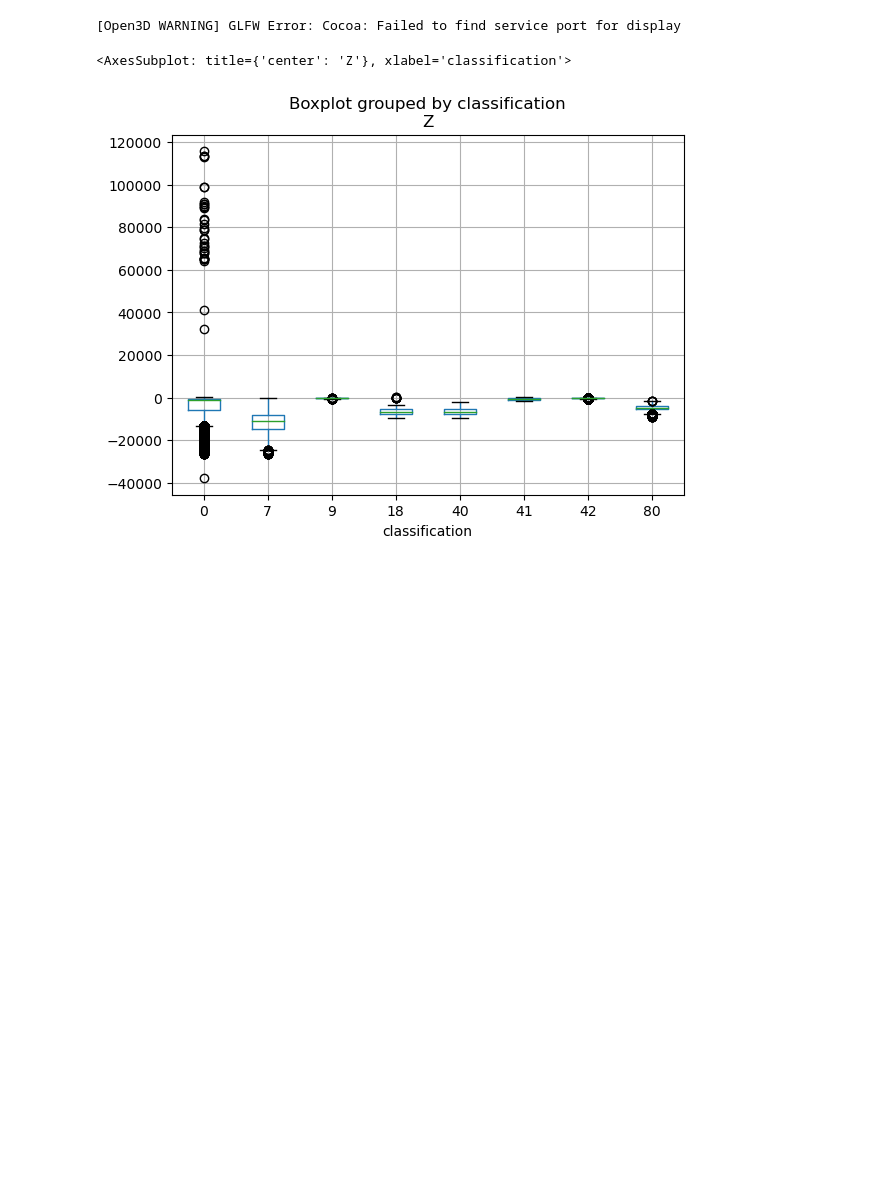
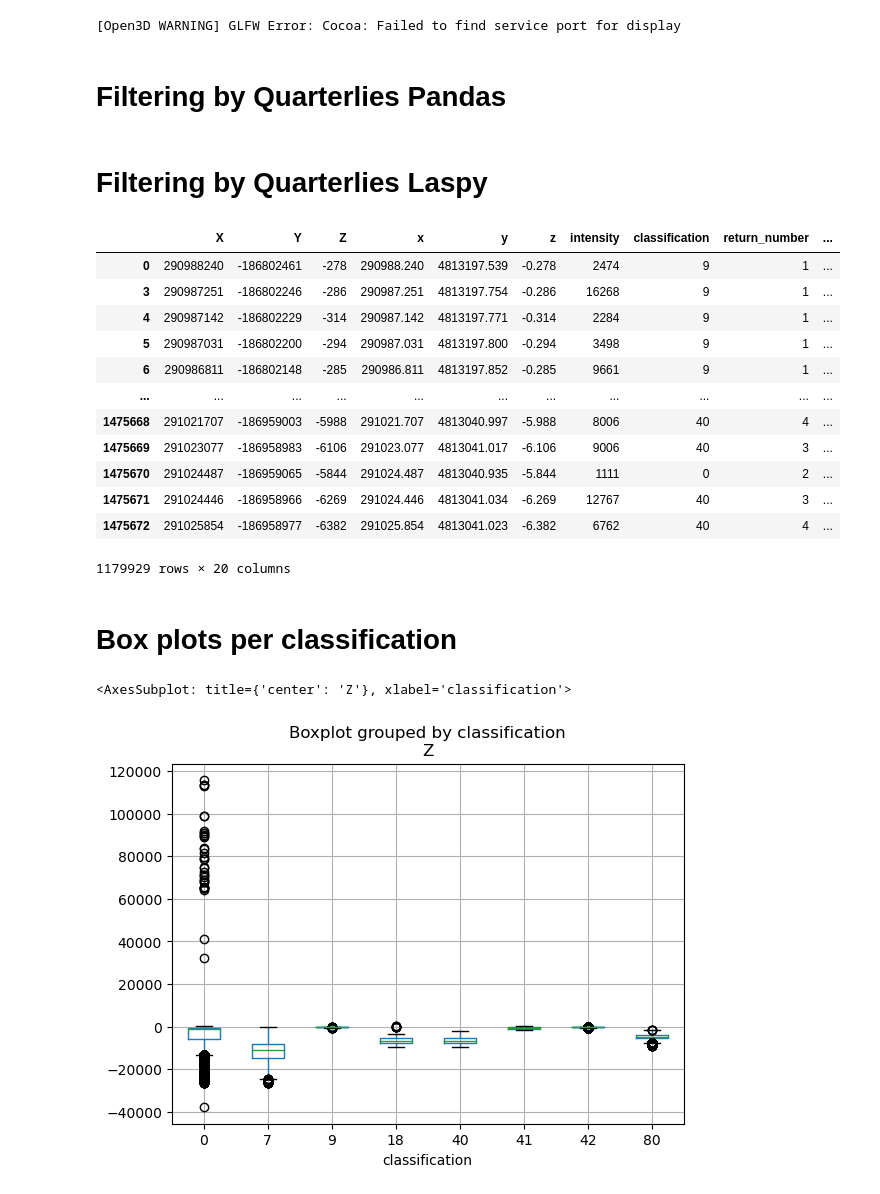
Before and after one commit to JuanCReyes1/lidar_processing, a Jupyter notebook: python38/lidar_fitting.ipynb, the cells around one changed output. Saved outputs shown, nothing was run; the diff lists cells and outputs as text; code cells hidden in the pictures; blank space fills up the shorter version.

```diff
--- a/python38/lidar_fitting.ipynb
+++ b/python38/lidar_fitting.ipynb
@@ -268,3 +268,5 @@ o3d.visualization.draw_geometries([pcd])
 #o3d.visualization.draw_geometries([pcd_uni])
 # %% [output]
 [Open3D WARNING] GLFW Error: Cocoa: Failed to find service port for display
+# %% [markdown]
+# Filtering by Quarterlies Pandas
@@ -270,0 +279,2 @@ o3d.visualization.draw_geometries([pcd])
+# %% [markdown]
+# Filtering by Quarterlies Laspy
@@ -271,3 +295,52 @@ o3d.visualization.draw_geometries([pcd])
+# %%
+import laspy
+import numpy as np
+
+def filter_point_cloud(las_path, output_path, quarter_size=1000):
+    # Load the LAS file
+    las = laspy.read(las_path)
+
+    # Compute the x, y, and z quartiles
+    x_quarter = np.percentile(las.x, [25, 50, 75])
+    y_quarter = np.percentile(las.y, [25, 50, 75])
+    z_quarter = np.percentile(las.z, [25, 50, 75])
+
+    # Filter out points outside the inner quartile range
+    x_mask = np.logical_and(las.x >= x_quarter[0] - quarter_size, las.x <= x_quarter[2] + quarter_size)
+    y_mask = np.logical_and(las.y >= y_quarter[0] - quarter_size, las.y <= y_quarter[2] + quarter_size)
+    z_mask = np.logical_and(las.z >= z_quarter[0] - quarter_size, las.z <= z_quarter[2] + quarter_size)
+    mask = np.logical_and(np.logical_and(x_mask, y_mask), z_mask)
+    las_filtered = las[mask]
+
+    # Write the filtered point cloud to a new LAS file
+    las_filtered.write(output_path)
+# %%
+import os
+
+input_dir = "/path/to/input/directory"
+output_dir = "/path/to/output/directory"
+
+for filename in os.listdir(input_dir):
+    if filename.endswith(".las"):
+        las_path = os.path.join(input_dir, filename)
+        output_path = os.path.join(output_dir, filename)
+        filter_point_cloud(las_path, output_path)
+# %% [output]
+|  | X | Y | Z | x | y | z | intensity | classification | return_number | ... |
+| 0 | 290988240 | -186802461 | -278 | 290988.240 | 4813197.539 | -0.278 | 2474 | 9 | 1 | ... |
+| 3 | 290987251 | -186802246 | -286 | 290987.251 | 4813197.754 | -0.286 | 16268 | 9 | 1 | ... |
+| 4 | 290987142 | -186802229 | -314 | 290987.142 | 4813197.771 | -0.314 | 2284 | 9 | 1 | ... |
+| 5 | 290987031 | -186802200 | -294 | 290987.031 | 4813197.800 | -0.294 | 3498 | 9 | 1 | ... |
+| 6 | 290986811 | -186802148 | -285 | 290986.811 | 4813197.852 | -0.285 | 9661 | 9 | 1 | ... |
+| ... | ... | ... | ... | ... | ... | ... | ... | ... | ... | ... |
+| 1475668 | 291021707 | -186959003 | -5988 | 291021.707 | 4813040.997 | -5.988 | 8006 | 40 | 4 | ... |
+| 1475669 | 291023077 | -186958983 | -6106 | 291023.077 | 4813041.017 | -6.106 | 9006 | 40 | 3 | ... |
+| 1475670 | 291024487 | -186959065 | -5844 | 291024.487 | 4813040.935 | -5.844 | 1111 | 0 | 2 | ... |
+| 1475671 | 291024446 | -186958966 | -6269 | 291024.446 | 4813041.034 | -6.269 | 12767 | 40 | 3 | ... |
+| 1475672 | 291025854 | -186958977 | -6382 | 291025.854 | 4813041.023 | -6.382 | 6762 | 40 | 4 | ... |
+1179929 rows × 20 columns
+# %% [markdown]
+# Box plots per classification
 # %%
 df.boxplot(column='Z', by='classification')
 # %% [output]
```
Also changed, not shown: parts of 3 cells of this notebook.
